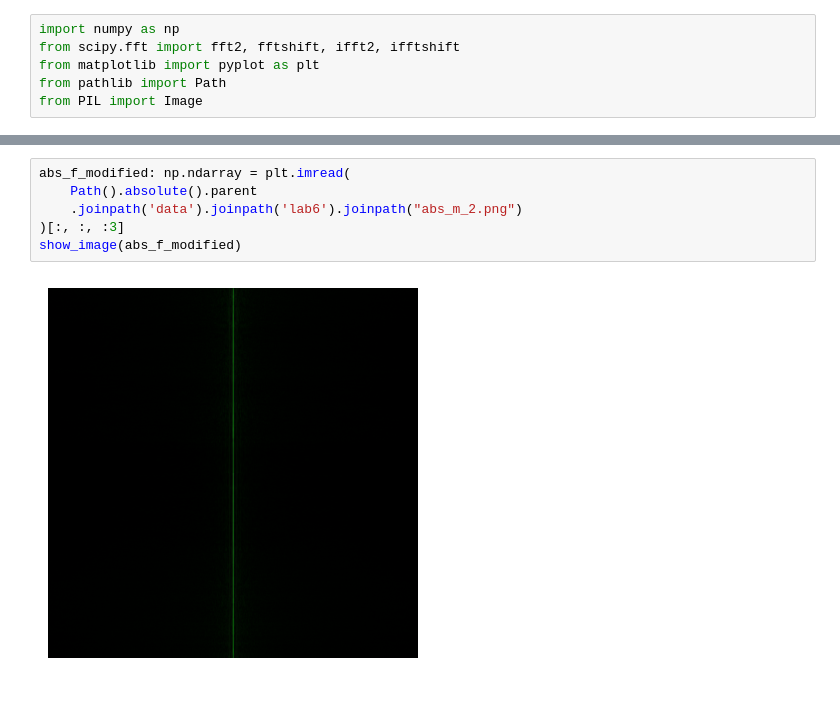
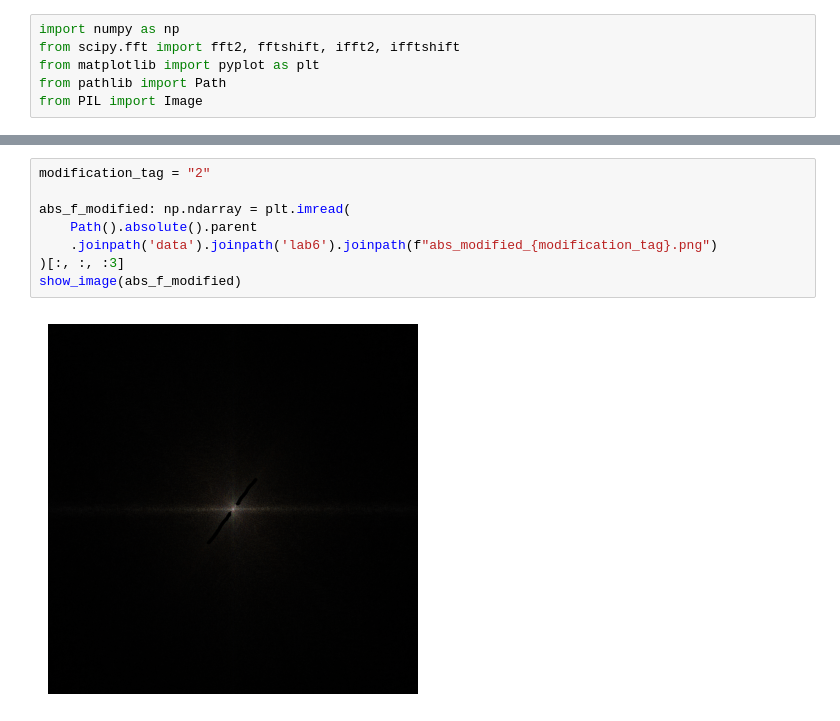
Before and after one commit to danyachka/frequency_methods, a Jupyter notebook: lab6/lab6.ipynb, the cells around one changed output, grey strips where cells are left out. Cells and saved outputs as stored; diff of their text form.

```diff
--- a/lab6/lab6.ipynb
+++ b/lab6/lab6.ipynb
@@ -51,10 +54,12 @@ show_image(image_f_arg_norm, "Угол")
 # %%
+modification_tag = "2"
+
 abs_f_modified: np.ndarray = plt.imread(
     Path().absolute().parent
-    .joinpath('data').joinpath('lab6').joinpath("abs_m_2.png")
+    .joinpath('data').joinpath('lab6').joinpath(f"abs_modified_{modification_tag}.png")
 )[:, :, :3]
 show_image(abs_f_modified)
 # %% [output]
-[figure, old version]
+[figure, new version]
 # %%
 print(abs_f_modified.min(), abs_f_modified.max())
```
Also changed, not shown: parts of 6 cells of this notebook, 3 other files.
